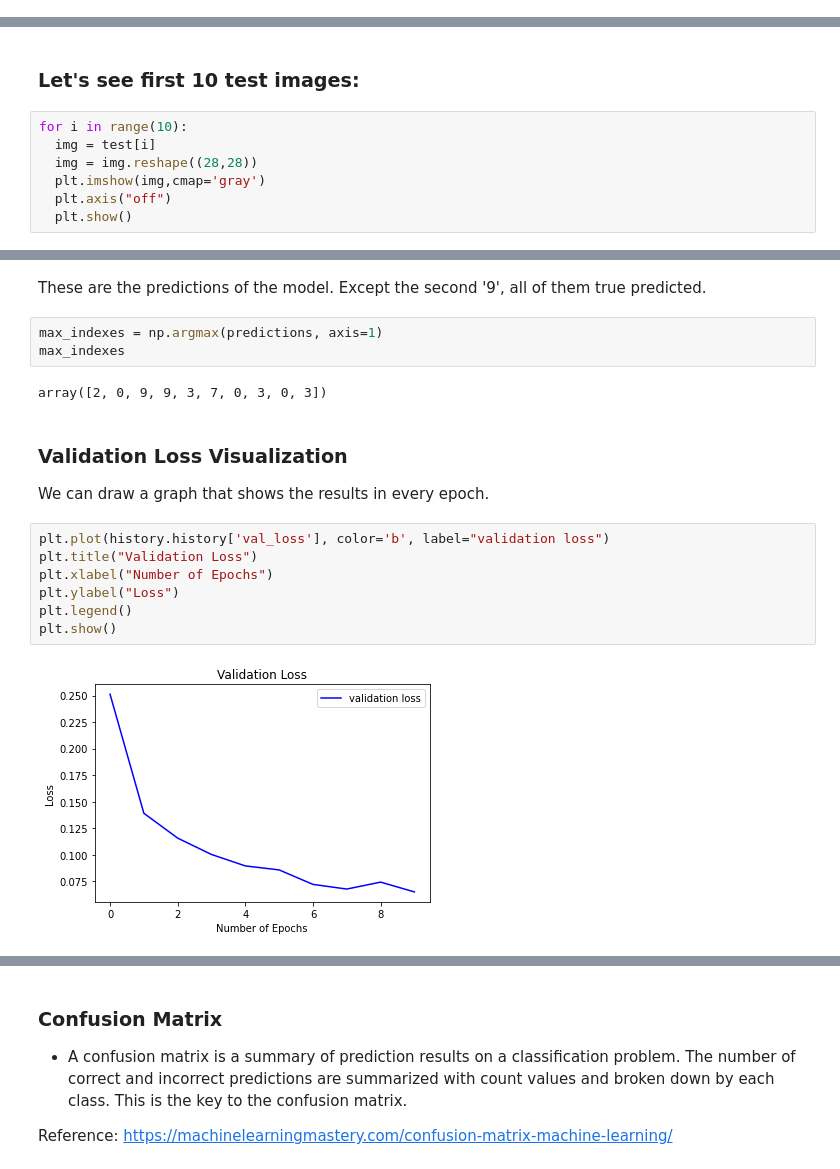
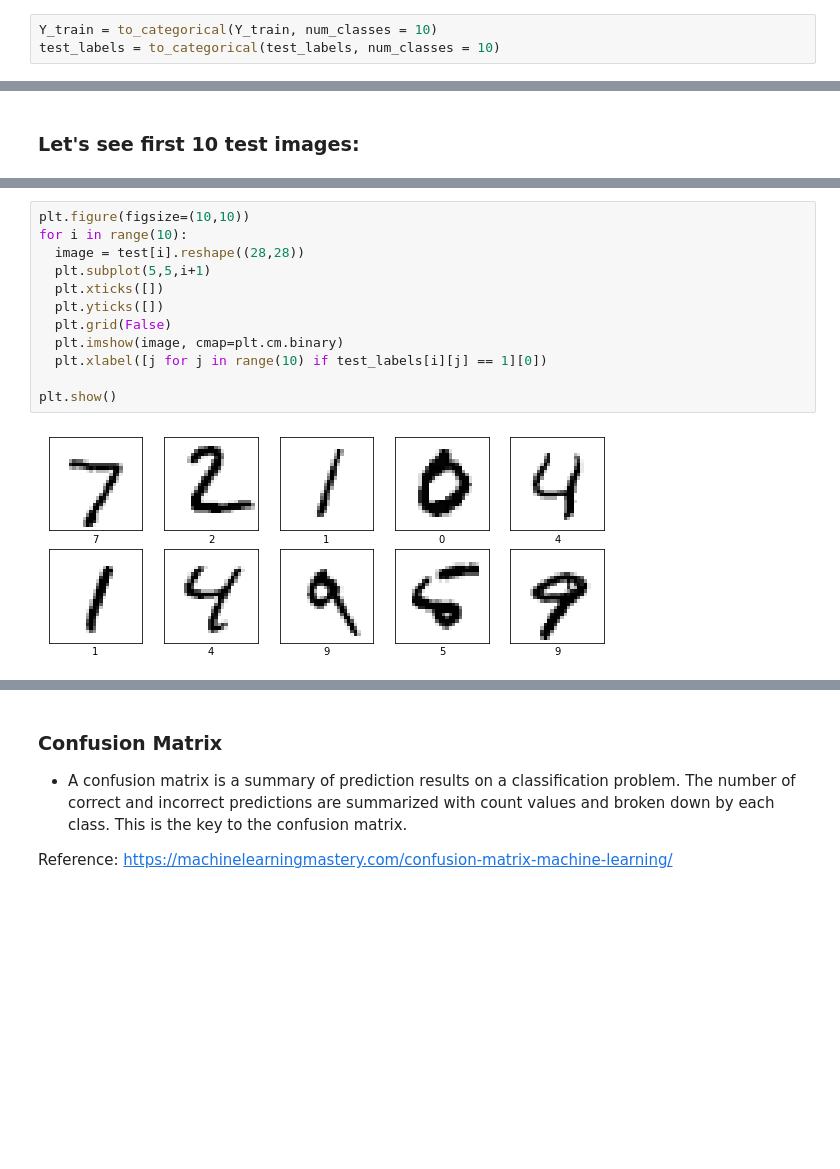
Before and after one commit to MToprak203/CNN_Example, a Jupyter notebook: CNN_Project.ipynb, the cells around one changed output, grey strips where cells are left out. Saved outputs shown, nothing was run; the diff lists cells and outputs as text; blank space fills up the shorter version.

```diff
--- a/CNN_Project.ipynb
+++ b/CNN_Project.ipynb
@@ -44,3 +60,6 @@ Y_train = to_categorical(Y_train, num_classes = 10)
+# %%
+Y_train = to_categorical(Y_train, num_classes = 10)
+test_labels = to_categorical(test_labels, num_classes = 10)
 # %% [markdown]
 # Train Validation Split
 While training the model, we can evaluate how good it is with validation set. We should not use test set while training it because test set has to be that the model have never experienced.
@@ -201,9 +260,2 @@ Epoch 10/10
 # %% [markdown]
 ### Let's see first 10 test images:
-# %%
-for i in range(10):
-  img = test[i]
-  img = img.reshape((28,28))
-  plt.imshow(img,cmap='gray')
-  plt.axis("off")
-  plt.show()
@@ -259,20 +262,14 @@ array([[9.88920692e-06, 2.68286976e-06, 9.99802887e-01, 1.14168208e-04,
-# %% [markdown]
-These are the predictions of the model. Except the second '9', all of them true predicted.
-# %%
-max_indexes = np.argmax(predictions, axis=1)
-max_indexes
-# %% [output]
-array([2, 0, 9, 9, 3, 7, 0, 3, 0, 3])
-# %% [markdown]
-### Validation Loss Visualization
-
-We can draw a graph that shows the results in every epoch.
-# %%
-plt.plot(history.history['val_loss'], color='b', label="validation loss")
-plt.title("Validation Loss")
-plt.xlabel("Number of Epochs")
-plt.ylabel("Loss")
-plt.legend()
-plt.show()
-# %% [output]
-[figure, removed]
+# %%
+plt.figure(figsize=(10,10))
+for i in range(10):
+  image = test[i].reshape((28,28))
+  plt.subplot(5,5,i+1)
+  plt.xticks([])
+  plt.yticks([])
+  plt.grid(False)
+  plt.imshow(image, cmap=plt.cm.binary)
+  plt.xlabel([j for j in range(10) if test_labels[i][j] == 1][0])
+
+plt.show()
+# %% [output]
+[figure, added]
```
Also changed, not shown: parts of 25 cells of this notebook, 2 other files.
